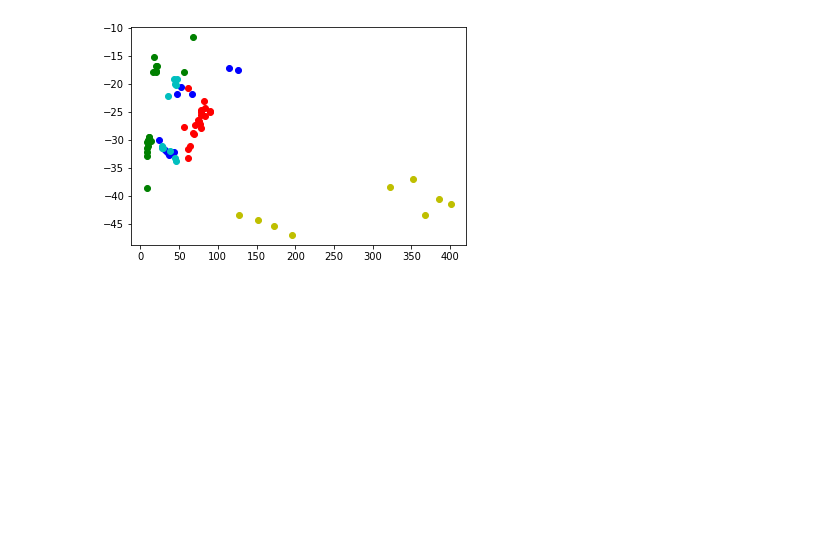
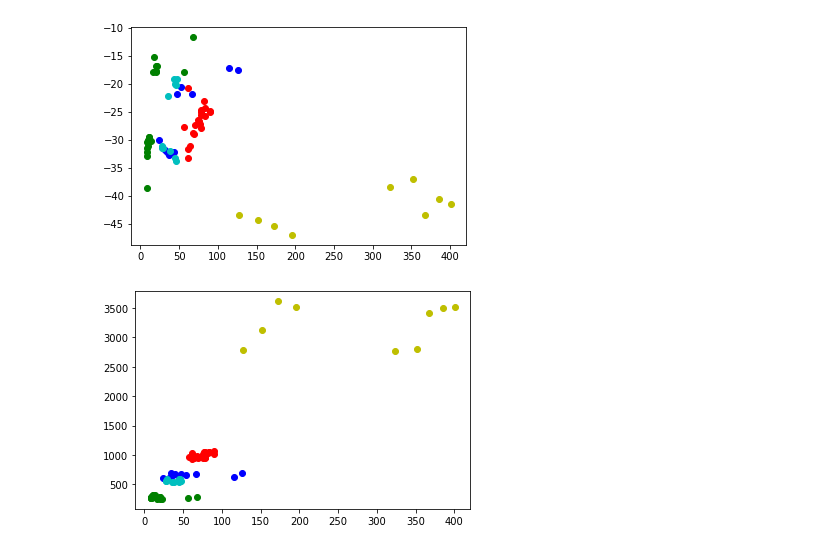
Before and after one commit to Abh1-Shek/ML_code_1, a Jupyter notebook: new_k_means_clustering.ipynb, the cells around one changed output. Saved outputs shown, nothing was run; the diff lists cells and outputs as text; code cells hidden in the pictures; blank space fills up the shorter version.

```diff
--- a/new_k_means_clustering.ipynb
+++ b/new_k_means_clustering.ipynb
@@ -694,3 +710,13 @@ for dataset in datasets:
     ci += 1
 # %% [output]
 [figure]
+# %%
+colors = ['r', 'g', 'b', 'y', 'c']
+ci = 0
+for dataset in datasets:
+    if ci >= 5:
+        break
+    plt.scatter(dataset['new_cases_classes'], dataset['new_deaths'], c = colors[ci])
+    ci += 1
+# %% [output]
+[figure, added]
```
Also changed, not shown: parts of 4 cells of this notebook.
